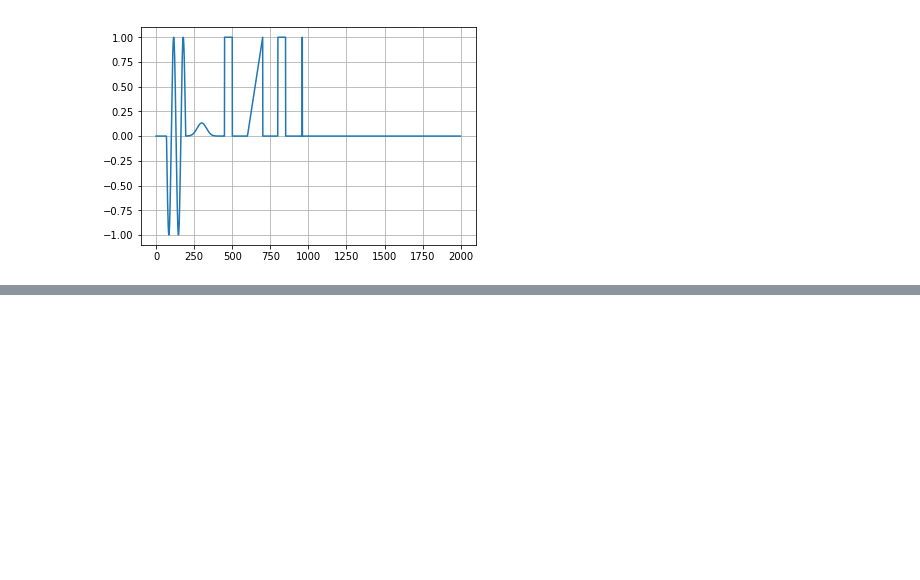
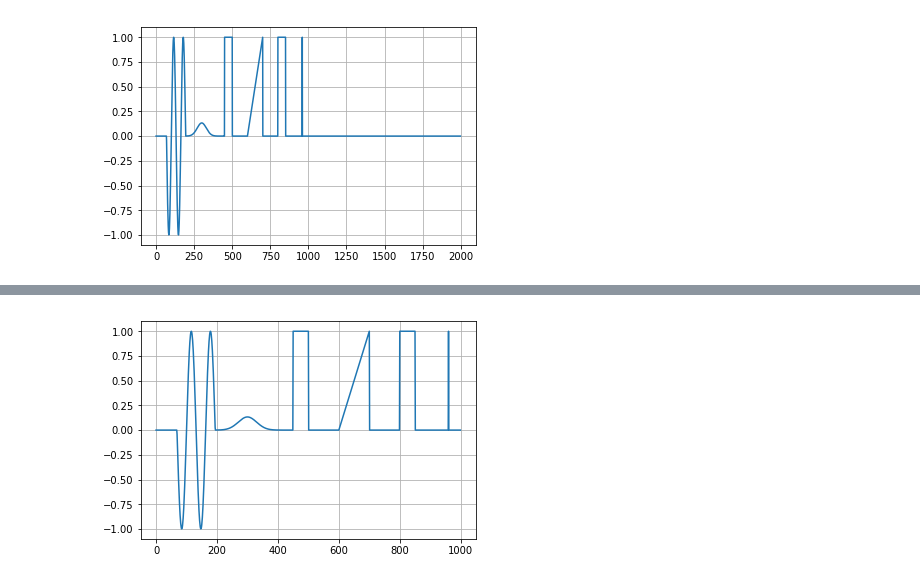
Before and after one commit to ricardoy/correlation_convolution, a Jupyter notebook: convolution x correlation.ipynb, the cells around one changed output, grey strips where cells are left out. Cells and saved outputs as stored; diff of their text form; code cells hidden in the pictures; blank space fills up the shorter version.

```diff
--- a/convolution x correlation.ipynb
+++ b/convolution x correlation.ipynb
@@ -321,0 +357,4 @@ plot(convolution(h, g_pulso))
+# %%
+plot(h)
+# %% [output]
+[figure, added]
```
Also changed, not shown: parts of 22 cells of this notebook, 1 other file.
